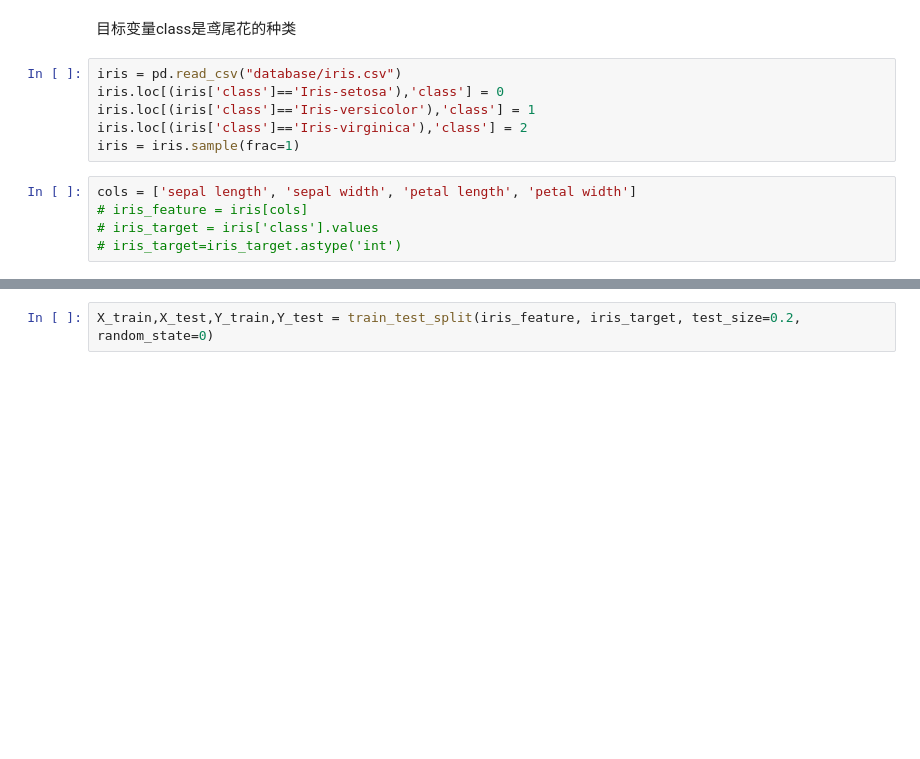
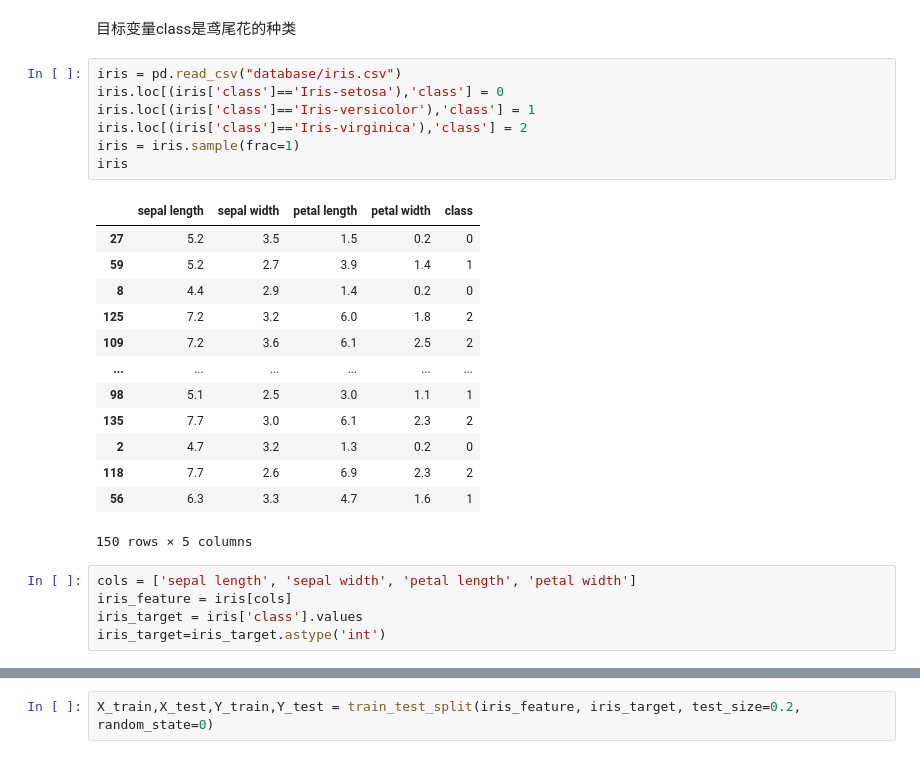
Before and after one commit to ZZh2333/IntelligentBigDataAnalysisAndDecisionMaking, a Jupyter notebook: homework-21-3-23/homework(2).ipynb, the cells around one changed output, grey strips where cells are left out. Drawn from its saved outputs; the diff is of its cells as text; blank space fills up the shorter version.

```diff
--- a/homework-21-3-23/homework(2).ipynb
+++ b/homework-21-3-23/homework(2).ipynb
@@ -24,11 +24,26 @@ import xgboost as xgb
 # %%
 iris = pd.read_csv("database/iris.csv")
 iris.loc[(iris['class']=='Iris-setosa'),'class'] = 0
 iris.loc[(iris['class']=='Iris-versicolor'),'class'] = 1
 iris.loc[(iris['class']=='Iris-virginica'),'class'] = 2
 iris = iris.sample(frac=1)
+iris
+# %% [output]
+|  | sepal length | sepal width | petal length | petal width | class |
+| 27 | 5.2 | 3.5 | 1.5 | 0.2 | 0 |
+| 59 | 5.2 | 2.7 | 3.9 | 1.4 | 1 |
+| 8 | 4.4 | 2.9 | 1.4 | 0.2 | 0 |
+| 125 | 7.2 | 3.2 | 6.0 | 1.8 | 2 |
+| 109 | 7.2 | 3.6 | 6.1 | 2.5 | 2 |
+| ... | ... | ... | ... | ... | ... |
+| 98 | 5.1 | 2.5 | 3.0 | 1.1 | 1 |
+| 135 | 7.7 | 3.0 | 6.1 | 2.3 | 2 |
+| 2 | 4.7 | 3.2 | 1.3 | 0.2 | 0 |
+| 118 | 7.7 | 2.6 | 6.9 | 2.3 | 2 |
+| 56 | 6.3 | 3.3 | 4.7 | 1.6 | 1 |
+150 rows × 5 columns
 # %%
 cols = ['sepal length', 'sepal width', 'petal length', 'petal width']
-# iris_feature = iris[cols]
-# iris_target = iris['class'].values
-# iris_target=iris_target.astype('int')
+iris_feature = iris[cols]
+iris_target = iris['class'].values
+iris_target=iris_target.astype('int')
```
Also changed, not shown: parts of 22 cells of this notebook.
